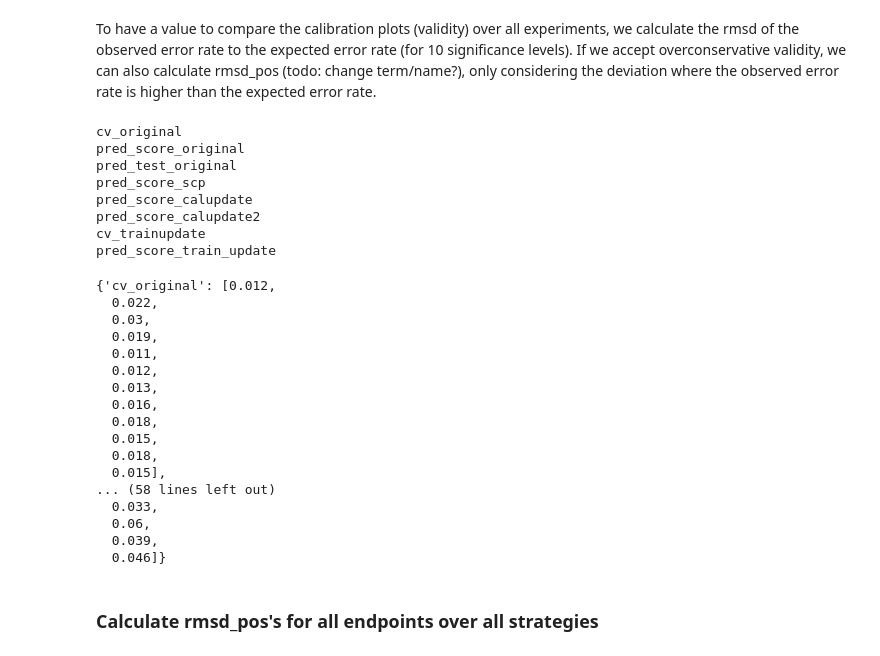
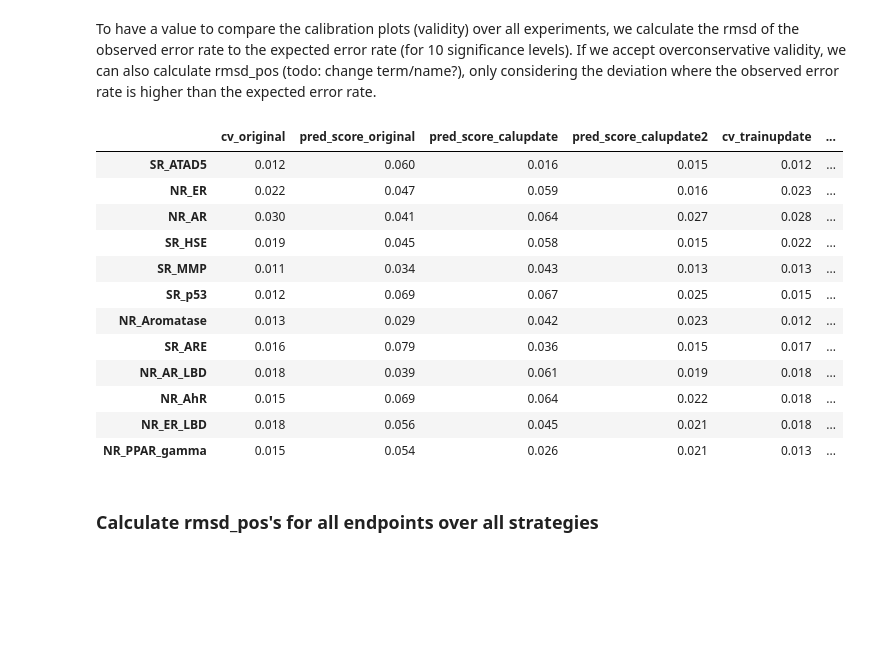
Before and after one commit to volkamerlab/cptox21_manuscript_SI, a Jupyter notebook: code/evaluate_all_endpoints.ipynb, the cells around one changed output. Drawn from its saved outputs; the diff is of its cells as text; code cells hidden in the pictures; blank space fills up the shorter version.

```diff
--- a/code/evaluate_all_endpoints.ipynb
+++ b/code/evaluate_all_endpoints.ipynb
@@ -229,8 +202,9 @@ train_update_acp = AggregatedConformalPredictor(
 # %% [markdown]
 ### Run experiments
 # %%
-evaluation_dfs = {"cv_original": [], "pred_score_original": [], "pred_test_original": [],
-                  "pred_score_scp": [],
+evaluation_dfs = {"cv_original": [],
+                  "pred_score_original": [],
+#                   "pred_score_scp": [],  # Uncomment if SCP results are available
                  "pred_score_calupdate": [], "pred_score_calupdate2": [],
                   "cv_trainupdate": [], "pred_score_train_update": []}
 
@@ -364,39 +318,27 @@ To have a value to compare the calibration plots (validity) over all experiments
 # %%
 rmsds = {}
 for k, v in evaluation_dfs.items():
-    print(k)
     rmsds[k] = []
     for df in v:
 
         rmsd = calculate_rmsd_from_df(df)
         rmsds[k].append(rmsd)
-rmsds
+
+pd.DataFrame(rmsds, index=endpoints)
 # %% [output]
-cv_original
-pred_score_original
-pred_test_original
-pred_score_scp
-pred_score_calupdate
-pred_score_calupdate2
-cv_trainupdate
-pred_score_train_update
-{'cv_original': [0.012,
-  0.022,
-  0.03,
-  0.019,
-  0.011,
-  0.012,
-  0.013,
-  0.016,
-  0.018,
-  0.015,
-  0.018,
-  0.015],
-... (58 lines left out)
-  0.033,
-  0.06,
-  0.039,
-  0.046]}
+|  | cv_original | pred_score_original | pred_score_calupdate | pred_score_calupdate2 | cv_trainupdate | ... |
+| SR_ATAD5 | 0.012 | 0.060 | 0.016 | 0.015 | 0.012 | ... |
+| NR_ER | 0.022 | 0.047 | 0.059 | 0.016 | 0.023 | ... |
+| NR_AR | 0.030 | 0.041 | 0.064 | 0.027 | 0.028 | ... |
+| SR_HSE | 0.019 | 0.045 | 0.058 | 0.015 | 0.022 | ... |
+| SR_MMP | 0.011 | 0.034 | 0.043 | 0.013 | 0.013 | ... |
+| SR_p53 | 0.012 | 0.069 | 0.067 | 0.025 | 0.015 | ... |
+| NR_Aromatase | 0.013 | 0.029 | 0.042 | 0.023 | 0.012 | ... |
+| SR_ARE | 0.016 | 0.079 | 0.036 | 0.015 | 0.017 | ... |
+| NR_AR_LBD | 0.018 | 0.039 | 0.061 | 0.019 | 0.018 | ... |
+| NR_AhR | 0.015 | 0.069 | 0.064 | 0.022 | 0.018 | ... |
+| NR_ER_LBD | 0.018 | 0.056 | 0.045 | 0.021 | 0.018 | ... |
+| NR_PPAR_gamma | 0.015 | 0.054 | 0.026 | 0.021 | 0.013 | ... |
 # %% [markdown]
 ### Calculate rmsd_pos's for all endpoints over all strategies
 # %%
```
Also changed, not shown: parts of 3 cells of this notebook, 1 other file.
